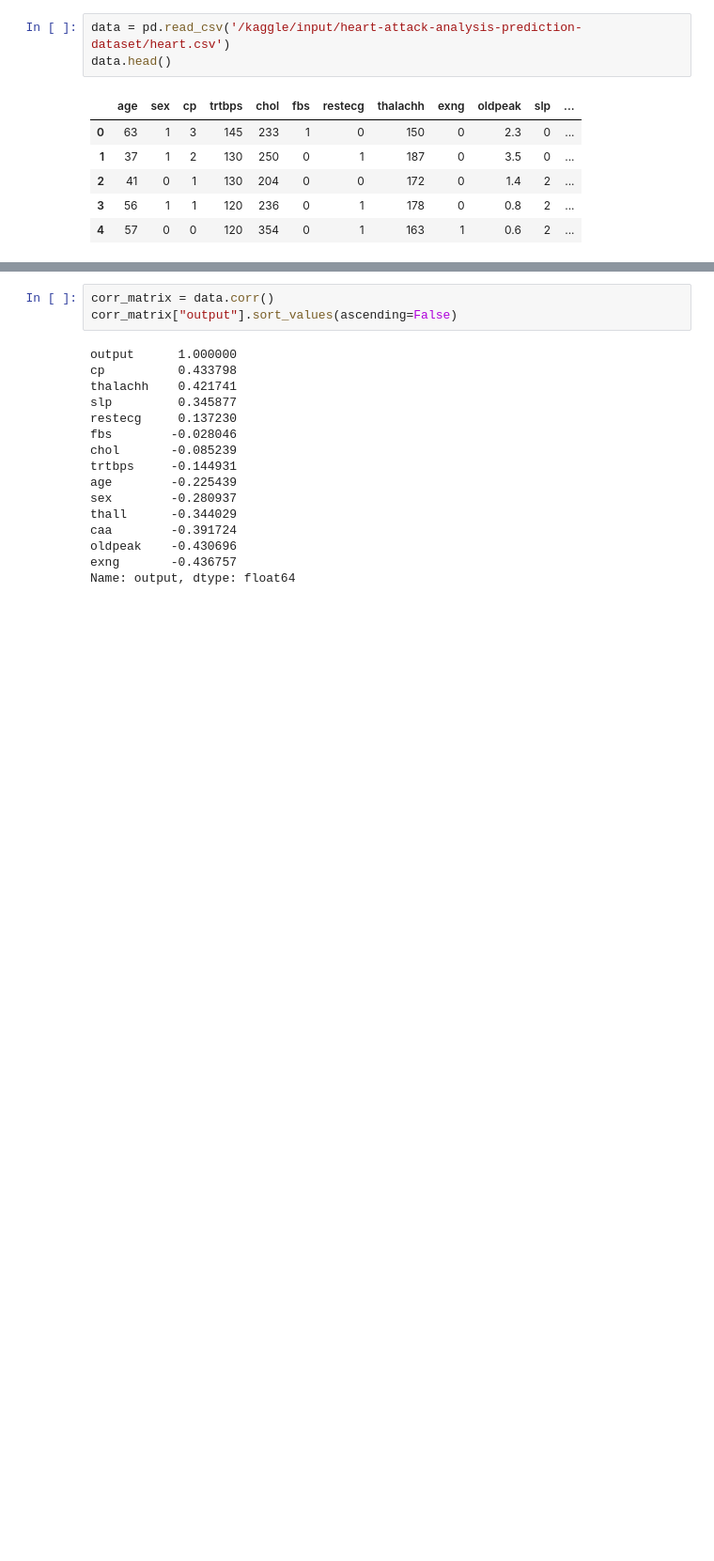
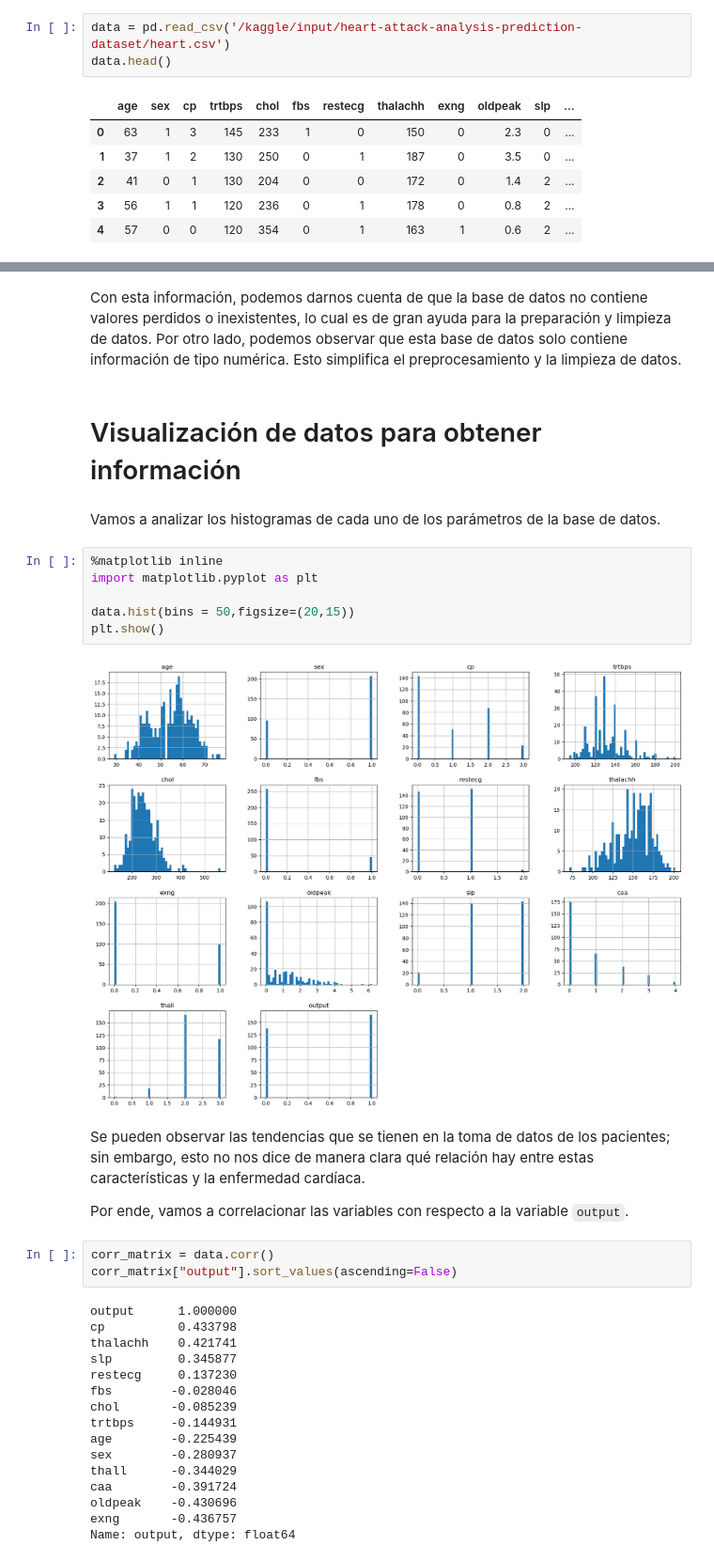
Before and after one commit to Nicolas2320/HeartAttack_Classifier, a Jupyter notebook: heart-attack-classifier.ipynb, the cells around one changed output, grey strips where cells are left out. Shown: that part at 94% size. Saved outputs shown, nothing was run; the diff lists cells and outputs as text; blank space fills up the shorter version.

```diff
--- a/heart-attack-classifier.ipynb
+++ b/heart-attack-classifier.ipynb
@@ -56,3 +180,21 @@ Analizando la informacion de la base de datos, no se encuentran datos perdidos o
+# %% [markdown]
+Con esta información, podemos darnos cuenta de que la base de datos no contiene valores perdidos o inexistentes, lo cual es de gran ayuda para la preparación y limpieza de datos. Por otro lado, podemos observar que esta base de datos solo contiene información de tipo numérica. Esto simplifica el preprocesamiento y la limpieza de datos.
+# %% [markdown]
+# Visualización de datos para obtener información
+# %% [markdown]
+Vamos a analizar los histogramas de cada uno de los parámetros de la base de datos.
+# %%
+%matplotlib inline
+import matplotlib.pyplot as plt
+
+data.hist(bins = 50,figsize=(20,15))
+plt.show()
+# %% [output]
+[figure, added]
+# %% [markdown]
+Se pueden observar las tendencias que se tienen en la toma de datos de los pacientes; sin embargo, esto no nos dice de manera clara qué relación hay entre estas características y la enfermedad cardíaca.
+
+Por ende, vamos a correlacionar las variables con respecto a la variable `output`.
 # %%
 corr_matrix = data.corr()
 corr_matrix["output"].sort_values(ascending=False)
```
Also changed, not shown: parts of 91 cells of this notebook.
